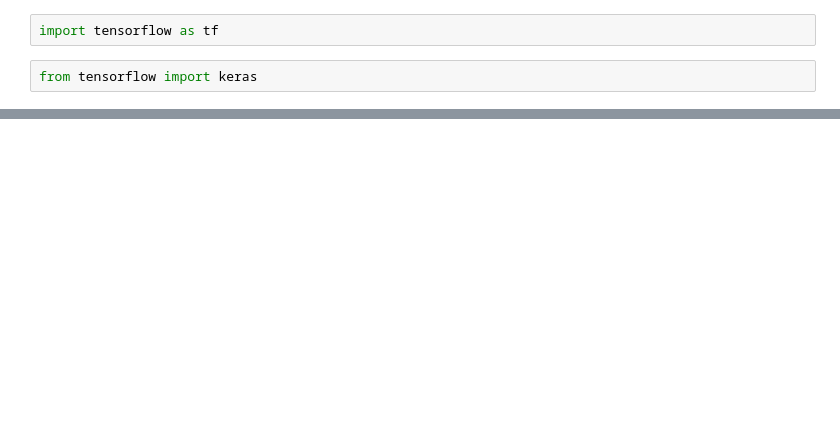
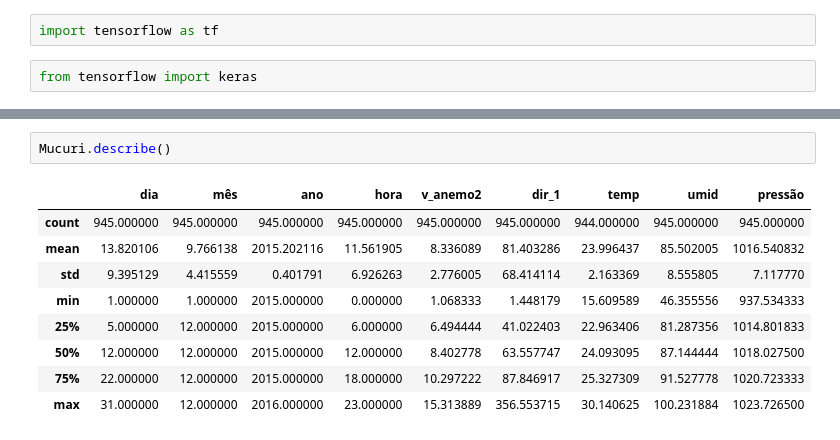
Before and after one commit to ythasla/data, a Jupyter notebook: FirstActivity.ipynb, the cells around one changed output, grey strips where cells are left out. Saved outputs shown, nothing was run; the diff lists cells and outputs as text; blank space fills up the shorter version.

```diff
--- a/FirstActivity.ipynb
+++ b/FirstActivity.ipynb
@@ -24,0 +31,12 @@ TypeError: list indices must be integers or slices, not tuple
+# %%
+Mucuri.describe()
+# %% [output]
+|  | dia | mês | ano | hora | v_anemo2 | dir_1 | temp | umid | pressão |
+| count | 945.000000 | 945.000000 | 945.000000 | 945.000000 | 945.000000 | 945.000000 | 944.000000 | 945.000000 | 945.000000 |
+| mean | 13.820106 | 9.766138 | 2015.202116 | 11.561905 | 8.336089 | 81.403286 | 23.996437 | 85.502005 | 1016.540832 |
+| std | 9.395129 | 4.415559 | 0.401791 | 6.926263 | 2.776005 | 68.414114 | 2.163369 | 8.555805 | 7.117770 |
+| min | 1.000000 | 1.000000 | 2015.000000 | 0.000000 | 1.068333 | 1.448179 | 15.609589 | 46.355556 | 937.534333 |
+| 25% | 5.000000 | 12.000000 | 2015.000000 | 6.000000 | 6.494444 | 41.022403 | 22.963406 | 81.287356 | 1014.801833 |
+| 50% | 12.000000 | 12.000000 | 2015.000000 | 12.000000 | 8.402778 | 63.557747 | 24.093095 | 87.144444 | 1018.027500 |
+| 75% | 22.000000 | 12.000000 | 2015.000000 | 18.000000 | 10.297222 | 87.846917 | 25.327309 | 91.527778 | 1020.723333 |
+| max | 31.000000 | 12.000000 | 2016.000000 | 23.000000 | 15.313889 | 356.553715 | 30.140625 | 100.231884 | 1023.726500 |
```
Also changed, not shown: parts of 14 cells of this notebook.
